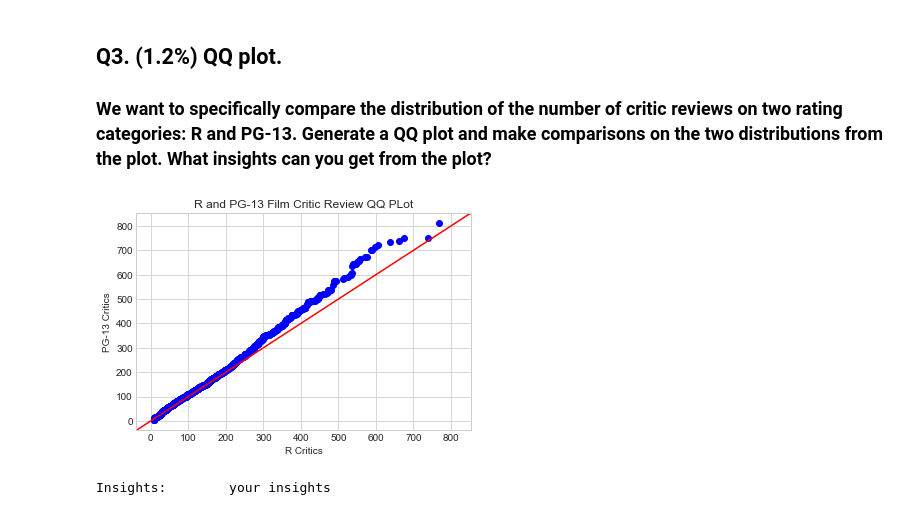
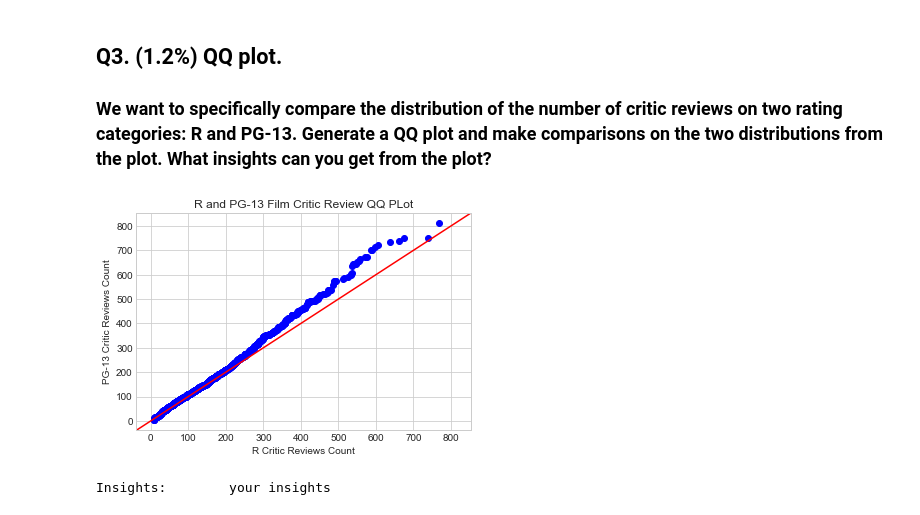
Before and after one commit to carlit-os/datasci_hw2_plots, a Jupyter notebook: HW2.ipynb, the cells around one changed output. Drawn from its saved outputs; the diff is of its cells as text; code cells hidden in the pictures.

```diff
--- a/HW2.ipynb
+++ b/HW2.ipynb
@@ -95,23 +101,23 @@ Insights:        Among all ratings, most movies earn 200 reviews or less. Each r
 # %%
 #pp_r = sm.ProbPlot(rCritics)
 #pp_13 = sm.ProbPlot(pg13Critics)
 
 
 qqplot_2samples(np.array(rCritics),np.array(pg13Critics),line='45') #probably has relationship if followes 45 deg line
 
 
 
 
 plt.title("R and PG-13 Film Critic Review QQ PLot")
-plt.ylabel("PG-13 Critics")
-plt.xlabel("R Critics")
+plt.ylabel("PG-13 Critic Reviews Count")
+plt.xlabel("R Critic Reviews Count")
 
 
 
 plt.show()
 ##TODO
 # %% [output]
-[figure, old version]
+[figure, new version]
 # %%
 ##TODO
 insights = 'your insights'
```
Also changed, not shown: parts of 1 cell of this notebook.
